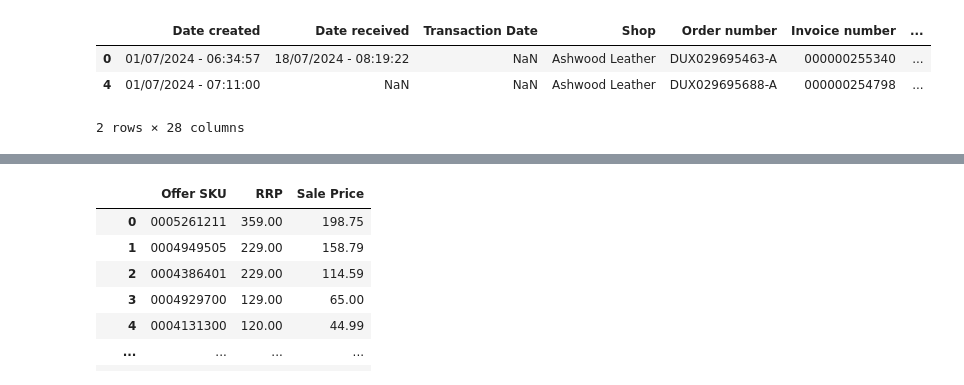
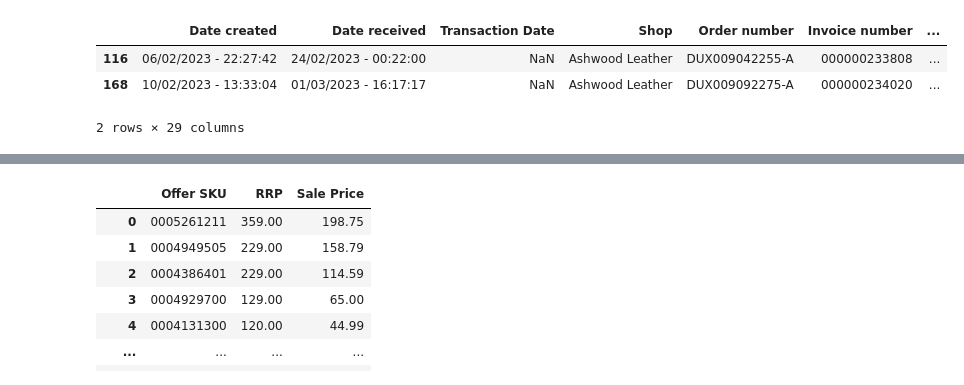
Before and after one commit to JatinArutla/stock-analysis-ashwood, a Jupyter notebook: temp.ipynb, the cells around one changed output, grey strips where cells are left out. Cells and saved outputs as stored; diff of their text form; code cells hidden in the pictures.

Commit message:
Working on restock dates

```diff
--- a/temp.ipynb
+++ b/temp.ipynb
@@ -19,28 +19,33 @@ cost_price_dict = {'63621/tab': 6.85, '64640/curve': 6.85, '63014/cb3': 6.85, 'c
                    '64787': 14.40, '64668': 18.35, '64867': 16.60, '64179': 12.60, '64562': 16.00, '64416': 15.20,
                    '64434': 16.55, '32049': 5.00, '32056': 3.25, '32057': 4.10, '32047': 4.10,}
 # %%
-df = pd.read_csv('transaction-logs (24).csv', dtype=str, delimiter=';')
+df = pd.read_csv('transaction-logs (26).csv', dtype=str, delimiter=';')
 
 temp2_df = df['Date created'].str.split('-', expand=True)
 temp2_df.columns = ['f_', 's_']
 temp2_df['f_'] = temp2_df['f_'].str.replace('...', '')
 temp2_df['f_'] = temp2_df['f_'].str.lstrip()
 temp2_df['f_'] = temp2_df['f_'].str.rstrip()
 temp2_df['s_'] = temp2_df['s_'].str.lstrip()
 temp2_df['s_'] = temp2_df['s_'].str.rstrip()
 df['date'] = temp2_df['f_']
 df['time'] = temp2_df['s_']
 df['date'] = pd.to_datetime(df['date'], dayfirst=True)
 # df['date'] = df['date'].dt.date
 df['date'] = df['date'].astype(str)
 
 df = df[df['Type'] == 'Order amount']
+df = df[df['Offer SKU'].str.contains('00')]
 df['Quantity'] = df['Quantity'].astype(int)
 df['Amount'] = df['Amount'].astype(float)
 df.dropna(subset=['Offer SKU'], inplace=True)
+
+temp2_df = df['date'].str.split('-', expand=True)
+df['Year-Month'] = temp2_df[0] + '-' + temp2_df[1]
+
 df.head(2)
 # %% [output]
 |  | Date created | Date received | Transaction Date | Shop | Order number | Invoice number | ... |
-| 0 | 01/07/2024 - 06:34:57 | 18/07/2024 - 08:19:22 | NaN | Ashwood Leather | DUX029695463-A | 000000255340 | ... |
-| 4 | 01/07/2024 - 07:11:00 | NaN | NaN | Ashwood Leather | DUX029695688-A | 000000254798 | ... |
+| 116 | 06/02/2023 - 22:27:42 | 24/02/2023 - 00:22:00 | NaN | Ashwood Leather | DUX009042255-A | 000000233808 | ... |
+| 168 | 10/02/2023 - 13:33:04 | 01/03/2023 - 16:17:17 | NaN | Ashwood Leather | DUX009092275-A | 000000234020 | ... |
-2 rows × 28 columns
+2 rows × 29 columns
```
Also changed, not shown: parts of 24 cells of this notebook, 4 other files.
